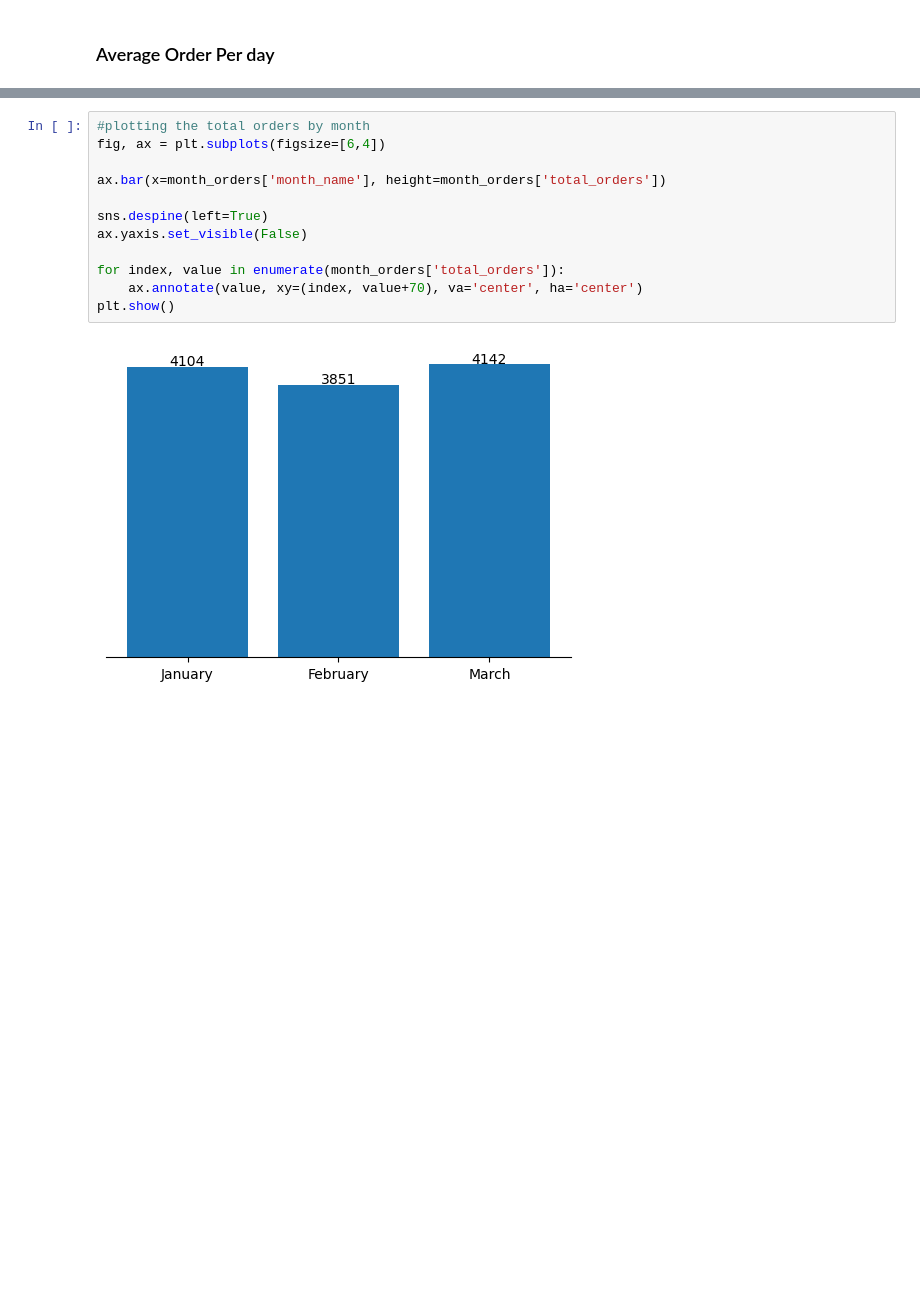
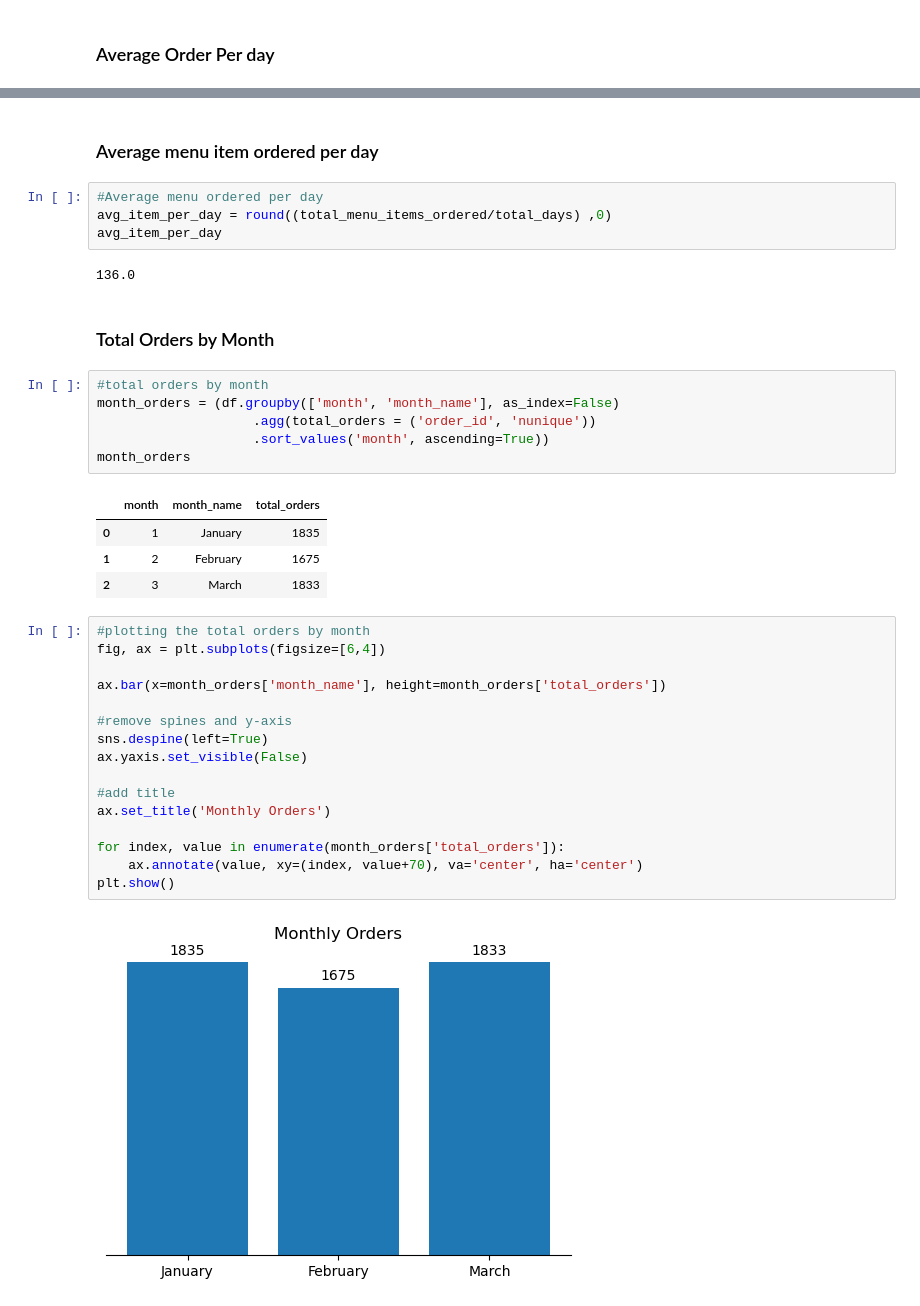
Before and after one commit to valezenwanne/Restaurant-Order-Analysis, a Jupyter notebook: Restaurant Orders Analysis.ipynb, the cells around one changed output, grey strips where cells are left out. Cells and saved outputs as stored; diff of their text form; blank space fills up the shorter version.

Commit message:
Add charts and analysis

```diff
--- a/Restaurant Orders Analysis.ipynb
+++ b/Restaurant Orders Analysis.ipynb
@@ -379,14 +368,39 @@ month_orders
-# %%
-#plotting the total orders by month
-fig, ax = plt.subplots(figsize=[6,4])
-
-ax.bar(x=month_orders['month_name'], height=month_orders['total_orders'])
-
-sns.despine(left=True)
-ax.yaxis.set_visible(False)
-
-for index, value in enumerate(month_orders['total_orders']):
-    ax.annotate(value, xy=(index, value+70), va='center', ha='center')
-plt.show()
-# %% [output]
-[figure, removed]
+# %% [markdown]
+### Average menu item ordered per day
+# %%
+#Average menu ordered per day
+avg_item_per_day = round((total_menu_items_ordered/total_days) ,0)
+avg_item_per_day
+# %% [output]
+136.0
+# %% [markdown]
+### Total Orders by Month
+# %%
+#total orders by month
+month_orders = (df.groupby(['month', 'month_name'], as_index=False)
+                    .agg(total_orders = ('order_id', 'nunique'))
+                    .sort_values('month', ascending=True))
+month_orders
+# %% [output]
+|  | month | month_name | total_orders |
+| 0 | 1 | January | 1835 |
+| 1 | 2 | February | 1675 |
+| 2 | 3 | March | 1833 |
+# %%
+#plotting the total orders by month
+fig, ax = plt.subplots(figsize=[6,4])
+
+ax.bar(x=month_orders['month_name'], height=month_orders['total_orders'])
+
+#remove spines and y-axis
+sns.despine(left=True)
+ax.yaxis.set_visible(False)
+
+#add title
+ax.set_title('Monthly Orders')
+
+for index, value in enumerate(month_orders['total_orders']):
+    ax.annotate(value, xy=(index, value+70), va='center', ha='center')
+plt.show()
+# %% [output]
+[figure, added]
```
Also changed, not shown: parts of 64 cells of this notebook.
